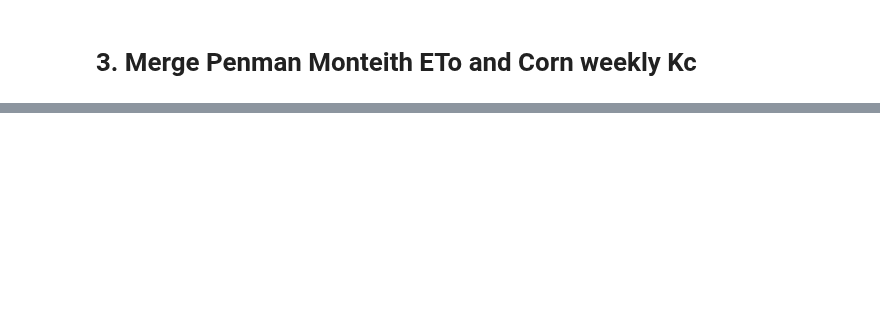
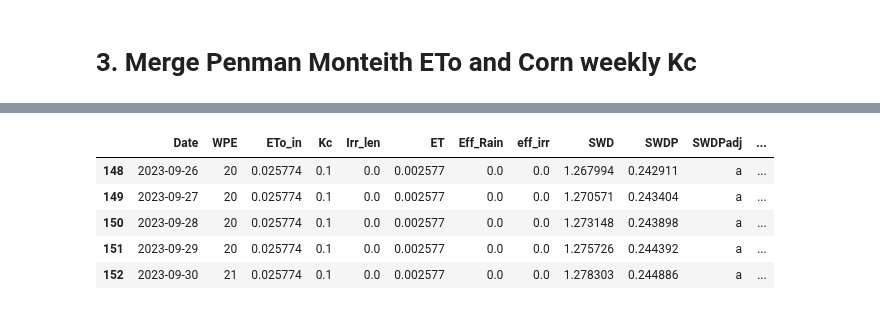
Before and after one commit to dsyang1024/SoilMoisture_analysis, a Jupyter notebook: Weather_for_Penman/Irrigation_Corn.ipynb, the cells around one changed output, grey strips where cells are left out. Drawn from its saved outputs; the diff is of its cells as text; code cells hidden in the pictures; blank space fills up the shorter version.

```diff
--- a/Weather_for_Penman/Irrigation_Corn.ipynb
+++ b/Weather_for_Penman/Irrigation_Corn.ipynb
@@ -100,6 +170,9 @@ df_Kc.columns.values
 # %%
-df_Kc=df_Kc[['Date','Soil-Water Deficit Percent (Adjusted)\n(SWDPadj)']]
-
+df_Kc=df_Kc[['Date','Soil-Water Deficit Percent (Adjusted)\n(SWDPadj)','Effective Irrigation\n(I)']]
 #df_Kc = df_Kc.rename(columns={'Week\nPast\nEmer-gence\n(WPE)':'WPE','Soil-Water Deficit Percent\n(SWDP)':'SWDP'})
-df_Kc = df_Kc.rename(columns={'Soil-Water Deficit Percent (Adjusted)\n(SWDPadj)':'SWDPadj'})
-df_Kc
+df_Kc = df_Kc.rename(columns={'Soil-Water Deficit Percent (Adjusted)\n(SWDPadj)':'SWDPadj', 'Effective Irrigation\n(I)': 'eff_irr'})
+df_Kc['Date']=pd.to_datetime(df_Kc['Date']).dt.date
+df_Kc['Date'] = pd.to_datetime(df_Kc['Date'])
+df_Kc['SWDPadj'] = df_Kc['SWDPadj'].fillna('a')
+df_Kc['eff_irr'] = df_Kc['eff_irr'].fillna(0)
+df_Kc.head()
@@ -106,8 +186,3 @@ df_Kc
-# %%
-df_Kc['Date']=pd.to_datetime(df_Kc['Date']).dt.date
-df_Kc['Date'] = pd.to_datetime(df_Kc['Date'])
-df_Kc['SWDPadj'] = df_Kc['SWDPadj'].fillna(0)
-df_Kc.head()
 # %%
 Emergence = pd.to_datetime(["5/13/2023"]) # actual date is 5/13/2023 & date are in mm-dd-yy 23:59 format. This enable to get actual RZ value
 Harvest = pd.to_datetime(["10/1/2023"])
@@ -191,8 +311,7 @@ for index, row in dat.iterrows():
     dat.at[index, 'RZ'] = RZ
 
 #df_Kc.iloc[51:70]
-dat['eff_irr']=0
-dat
+#dat
 # %%
 Soil_table = pd.DataFrame({
     'Layer': np.arange(0,8),
@@ -226,8 +361,8 @@ dat['AWHCrz'] = dat.apply(lambda x: AWHCrz_func(x['RZ']), axis=1)
 # %%
 SWDPcritical=0.7 #SWD (%) level beyond which ET is reduced due to drought stress
+SWD_1=0
 SWDP_1=0
-SWD_1=0
-WL=0
+#WL=0
 
 def Kc_Corn (Date, WPE, Kc_avg, ETo_in, AWHCrz, Eff_Rain, eff_irr, SWDPadj):
 
@@ -248,50 +383,70 @@ def Kc_Corn (Date, WPE, Kc_avg, ETo_in, AWHCrz, Eff_Rain, eff_irr, SWDPadj):
     ET=Kc*ETo_in
 
 
-
-    if (SWD_1+ET-Eff_Rain-eff_irr) < 0:
+    if index == 0:
+        WL=0
+    elif (SWD_1+ET-Eff_Rain-eff_irr) < 0:
         WL= -SWD_1-ET+Eff_Rain+eff_irr
     else:
         WL=0
 
-    if SWDPadj != 0:
-        SWDvalue = SWDPadj * AWHCrz
+
+    if index==0:
+        SWD=0
+    if SWDPadj != 'a':
+        SWD = SWDPadj * AWHCrz
     else:
-        SWDvalue = SWD_1+ET+WL-Eff_Rain-eff_irr
+        SWD = SWD_1+ET+WL-Eff_Rain-eff_irr
 
-    SWDP=SWDvalue/AWHCrz
+
+    if index==0:
+        SWDP=0
+    else:
+        SWDP=SWD/AWHCrz
+
 
     if SWDP_1 > 0.3:
         Irr_len= ET/WA_rate
     else:
         Irr_len=0
 
 
-    OUTPUT=(WL, ET,   Kc, Irr_len, SWDvalue, SWDP)
-
-
+    OUTPUT=(WL, ET,   Kc, Irr_len, SWD, SWDP)
     return OUTPUT
 
 
 for index, i in dat.iterrows():
 
     OUT = Kc_Corn( i['Date'], i['WPE'], i['Kc_avg'], i['ETo_in'], i['AWHCrz'],i['Eff_Rain'], i['eff_irr'],i['SWDPadj'])
+
     SWD_1 = OUT[4]
     SWDP_1 = OUT[5]
 
     OUT = pd.DataFrame(OUT)
     OUT=OUT.T
     OUT.columns = ["WL", "ET",'Kc','Irr_len','SWD','SWDP']
 
-   #dat.at[index, 'SWD'] = SWD
-    dat.at[index, 'WL' ] = OUT.iloc[0][0]
-    dat.at[index, 'ET' ] = OUT.iloc[0][1]
-    dat.at[index, 'Kc' ] = OUT.iloc[0][2]
-    dat.at[index, 'Irr_len' ] = OUT.iloc[0][3]
-    dat.at[index, 'SWD'] = OUT.iloc[0][4]
-    dat.at[index, 'SWDP'] = OUT.iloc[0][5]
 
-dat.to_csv('../out10.csv', index=True)
+    dat.at[index, 'WL'] = OUT['WL'].iloc[0]
+    dat.at[index, 'ET'] = OUT['ET'].iloc[0]
+    dat.at[index, 'Kc'] = OUT['Kc'].iloc[0]
+    dat.at[index, 'Irr_len'] = OUT['Irr_len'].iloc[0]
+    dat.at[index, 'SWD'] = OUT['SWD'].iloc[0]
+    dat.at[index, 'SWDP'] = OUT['SWDP'].iloc[0]
+
+
+
+#dat['WL'].iloc[0] =0
+#dat['WL'].iloc[0]
+dat=dat[['Date', 'WPE','ETo_in','Kc','Irr_len','ET','Eff_Rain', 'eff_irr','SWD', 'SWDP','SWDPadj', 'WL', 'RZ', 'AWHCrz']]
+dat.tail()
+# %% [output]
+|  | Date | WPE | ETo_in | Kc | Irr_len | ET | Eff_Rain | eff_irr | SWD | SWDP | SWDPadj | ... |
+| 148 | 2023-09-26 | 20 | 0.025774 | 0.1 | 0.0 | 0.002577 | 0.0 | 0.0 | 1.267994 | 0.242911 | a | ... |
+| 149 | 2023-09-27 | 20 | 0.025774 | 0.1 | 0.0 | 0.002577 | 0.0 | 0.0 | 1.270571 | 0.243404 | a | ... |
+| 150 | 2023-09-28 | 20 | 0.025774 | 0.1 | 0.0 | 0.002577 | 0.0 | 0.0 | 1.273148 | 0.243898 | a | ... |
+| 151 | 2023-09-29 | 20 | 0.025774 | 0.1 | 0.0 | 0.002577 | 0.0 | 0.0 | 1.275726 | 0.244392 | a | ... |
+| 152 | 2023-09-30 | 21 | 0.025774 | 0.1 | 0.0 | 0.002577 | 0.0 | 0.0 | 1.278303 | 0.244886 | a | ... |
 # %%
 dat['Total_ET'] = dat['ET'].cumsum()
 dat['Total_Rain'] = dat['Eff_Rain'].cumsum()
```
Also changed, not shown: parts of 15 cells of this notebook, 19 other files.
